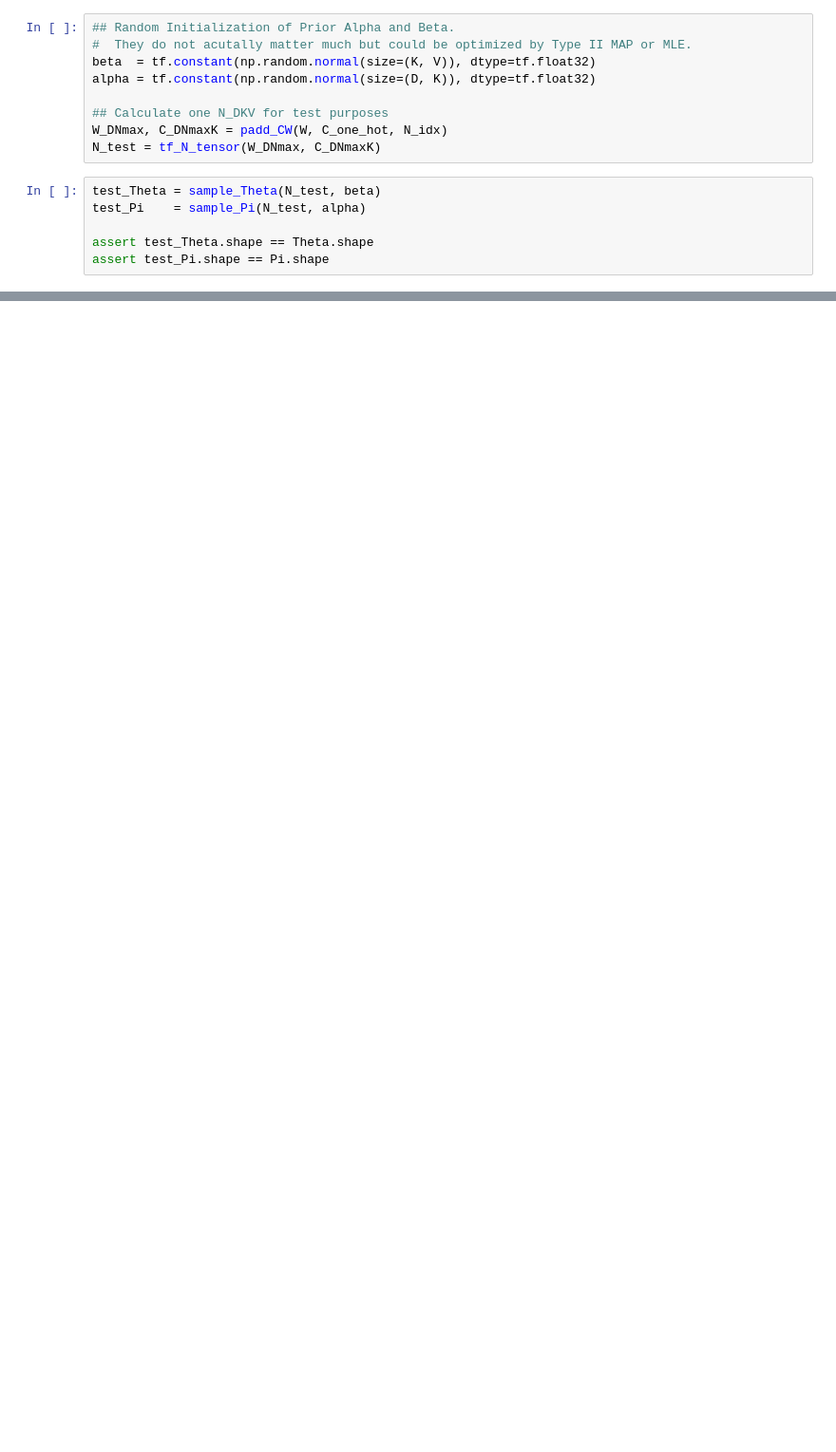
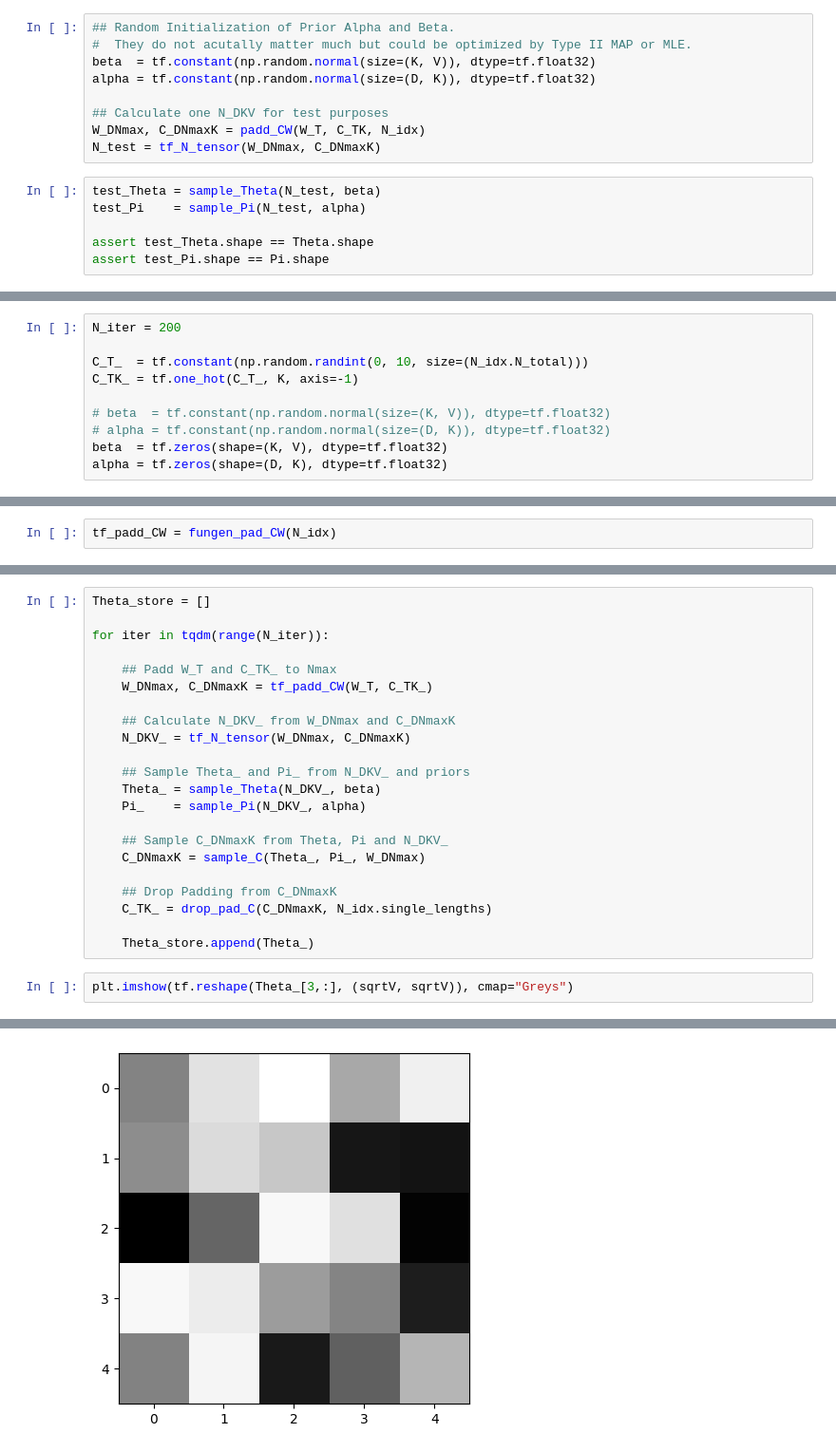
Before and after one commit to JannisZeller/topicflow, a Jupyter notebook: flexible_doclength.ipynb, the cells around one changed output, grey strips where cells are left out. Shown at 95% size. Saved outputs shown, nothing was run; the diff lists cells and outputs as text; blank space fills up the shorter version.

```diff
--- a/flexible_doclength.ipynb
+++ b/flexible_doclength.ipynb
@@ -562,7 +597,7 @@ beta  = tf.constant(np.random.normal(size=(K, V)), dtype=tf.float32)
 alpha = tf.constant(np.random.normal(size=(D, K)), dtype=tf.float32)
 
 ## Calculate one N_DKV for test purposes
-W_DNmax, C_DNmaxK = padd_CW(W, C_one_hot, N_idx)
+W_DNmax, C_DNmaxK = padd_CW(W_T, C_TK, N_idx)
 N_test = tf_N_tensor(W_DNmax, C_DNmaxK)
 # %%
 test_Theta = sample_Theta(N_test, beta)
@@ -588,0 +612,10 @@ beta0  = np.random.normal(size=(D, K))
+# %%
+N_iter = 200
+
+C_T_  = tf.constant(np.random.randint(0, 10, size=(N_idx.N_total)))
+C_TK_ = tf.one_hot(C_T_, K, axis=-1)
+
+# beta  = tf.constant(np.random.normal(size=(K, V)), dtype=tf.float32)
+# alpha = tf.constant(np.random.normal(size=(D, K)), dtype=tf.float32)
+beta  = tf.zeros(shape=(K, V), dtype=tf.float32)
+alpha = tf.zeros(shape=(D, K), dtype=tf.float32)
@@ -588,0 +624,2 @@ beta0  = np.random.normal(size=(D, K))
+# %%
+tf_padd_CW = fungen_pad_CW(N_idx)
@@ -588,0 +628,25 @@ beta0  = np.random.normal(size=(D, K))
+# %%
+Theta_store = []
+
+for iter in tqdm(range(N_iter)):
+
+    ## Padd W_T and C_TK_ to Nmax
+    W_DNmax, C_DNmaxK = tf_padd_CW(W_T, C_TK_)
+
+    ## Calculate N_DKV_ from W_DNmax and C_DNmaxK
+    N_DKV_ = tf_N_tensor(W_DNmax, C_DNmaxK)
+
+    ## Sample Theta_ and Pi_ from N_DKV_ and priors
+    Theta_ = sample_Theta(N_DKV_, beta)
+    Pi_    = sample_Pi(N_DKV_, alpha)
+
+    ## Sample C_DNmaxK from Theta, Pi and N_DKV_
+    C_DNmaxK = sample_C(Theta_, Pi_, W_DNmax)
+
+    ## Drop Padding from C_DNmaxK
+    C_TK_ = drop_pad_C(C_DNmaxK, N_idx.single_lengths)
+
+    Theta_store.append(Theta_)
+# %%
+plt.imshow(tf.reshape(Theta_[3,:], (sqrtV, sqrtV)), cmap="Greys")
+# %% [output]
@@ -588,0 +654 @@ beta0  = np.random.normal(size=(D, K))
+[figure, added]
```
Also changed, not shown: parts of 88 cells of this notebook.
